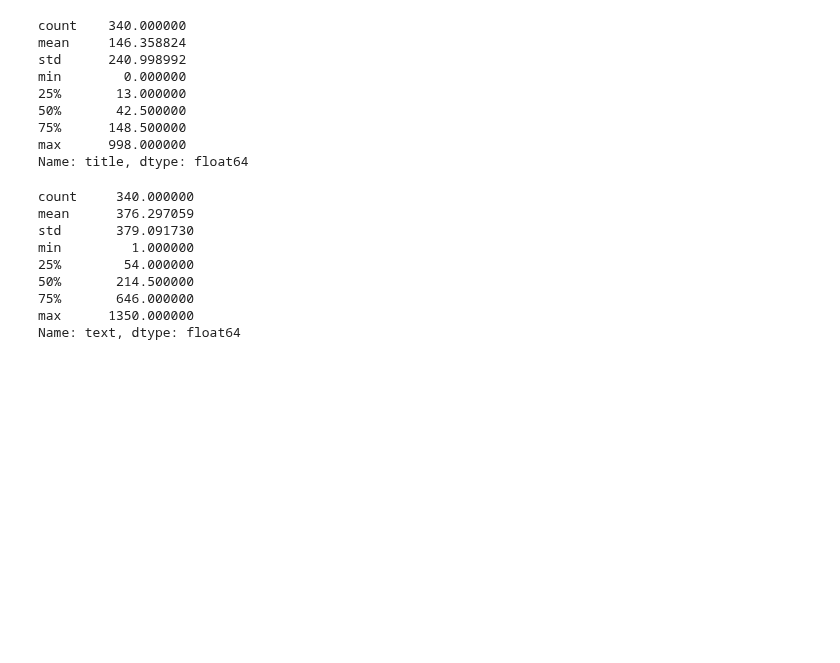
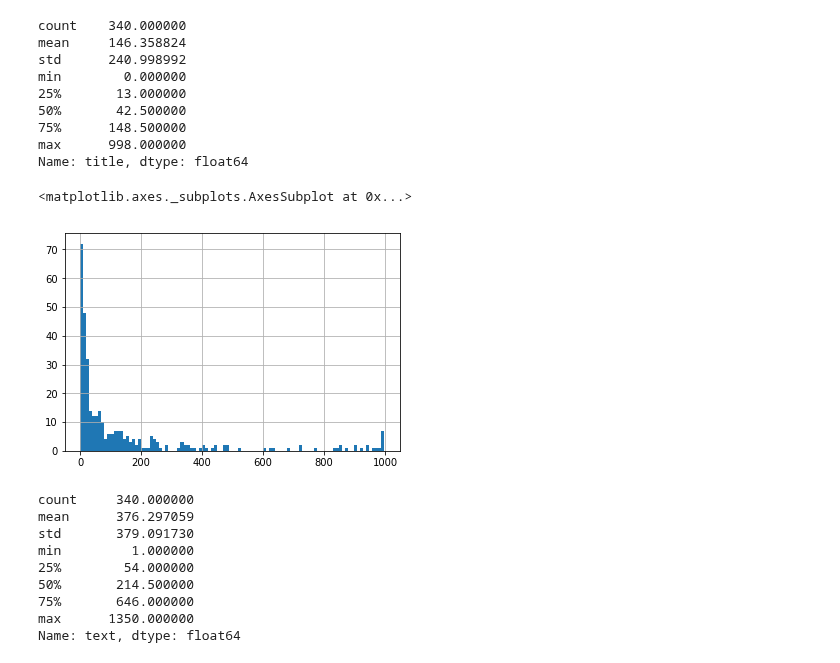
Before and after one commit to ananana/mental-disorders, a Jupyter notebook: eRisk.ipynb, the cells around one changed output. Cells and saved outputs as stored; diff of their text form; code cells hidden in the pictures; blank space fills up the shorter version.

```diff
--- a/eRisk.ipynb
+++ b/eRisk.ipynb
@@ -245,6 +248,11 @@ min        0.000000
 75%      148.500000
 max      998.000000
 Name: title, dtype: float64
+# %%
+writings_df.groupby('subject').count().title.hist(bins=100)
+# %% [output]
+<matplotlib.axes._subplots.AxesSubplot at 0x...>
+[figure, added]
 # %%
 writings_df.groupby('subject').count().text.describe()
 # %% [output]
```
Also changed, not shown: parts of 45 cells of this notebook.
